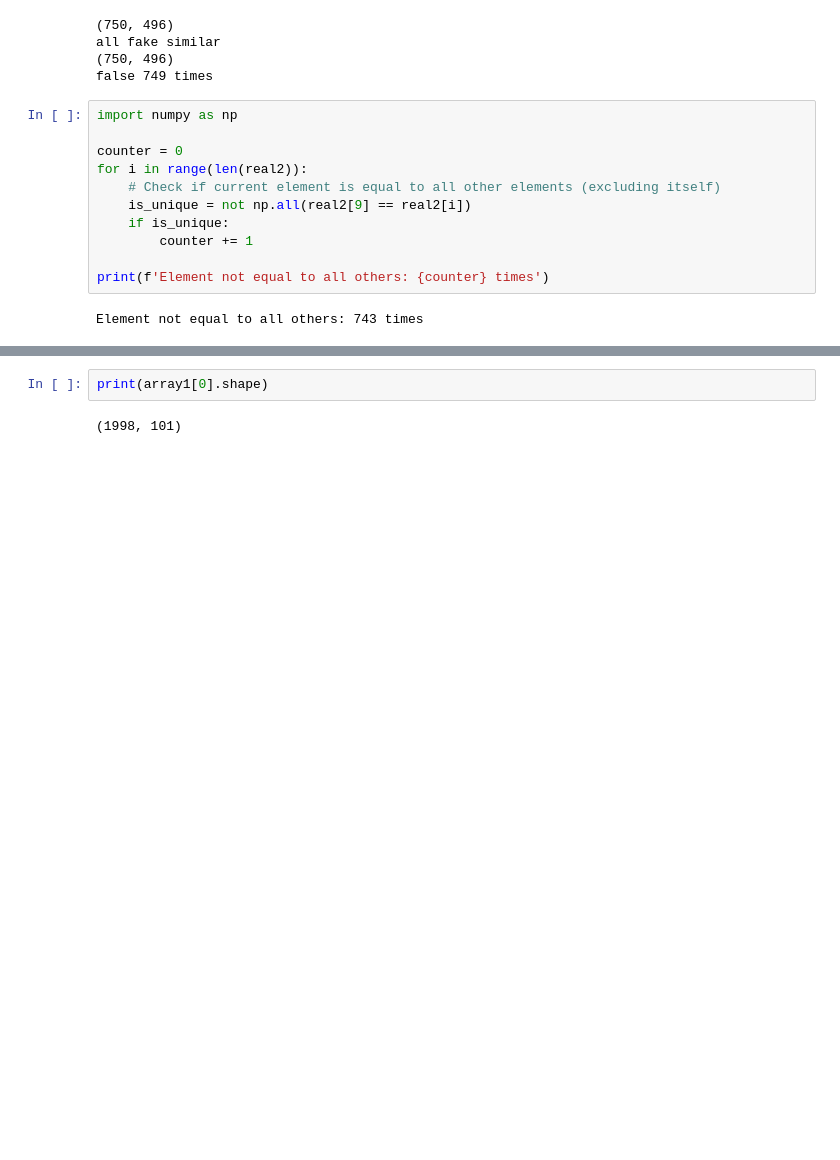
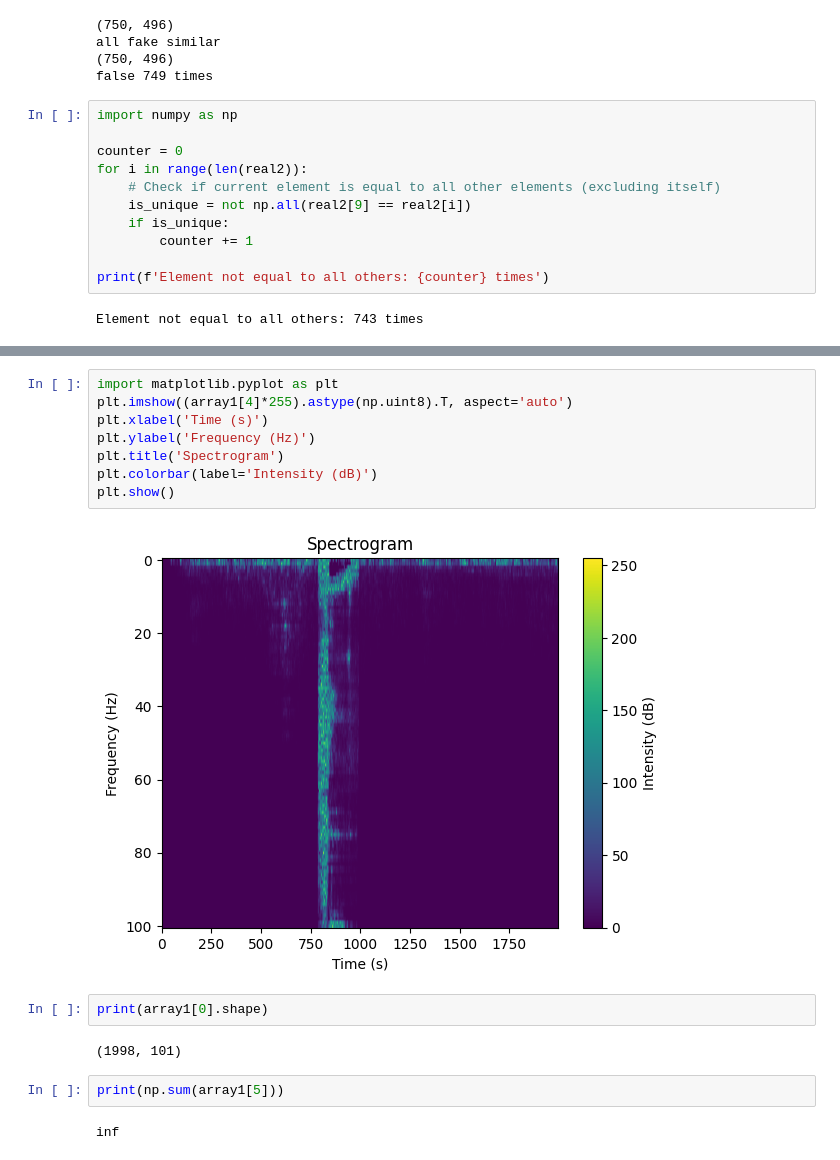
Before and after one commit to nouralmulhem/Cipher-Sphere, a Jupyter notebook: try/fakeDatadet.ipynb, the cells around one changed output, grey strips where cells are left out. Drawn from its saved outputs; the diff is of its cells as text; blank space fills up the shorter version.

```diff
--- a/try/fakeDatadet.ipynb
+++ b/try/fakeDatadet.ipynb
@@ -151,4 +187,18 @@ TypeError: Invalid shape (1, 1998, 101) for image data
+# %%
+import matplotlib.pyplot as plt
+plt.imshow((array1[4]*255).astype(np.uint8).T, aspect='auto')
+plt.xlabel('Time (s)')
+plt.ylabel('Frequency (Hz)')
+plt.title('Spectrogram')
+plt.colorbar(label='Intensity (dB)')
+plt.show()
+# %% [output]
+[figure, added]
 # %%
 print(array1[0].shape)
 # %% [output]
 (1998, 101)
+# %%
+print(np.sum(array1[5]))
+# %% [output]
+inf
```
Also changed, not shown: parts of 7 cells of this notebook, 1 other file.
